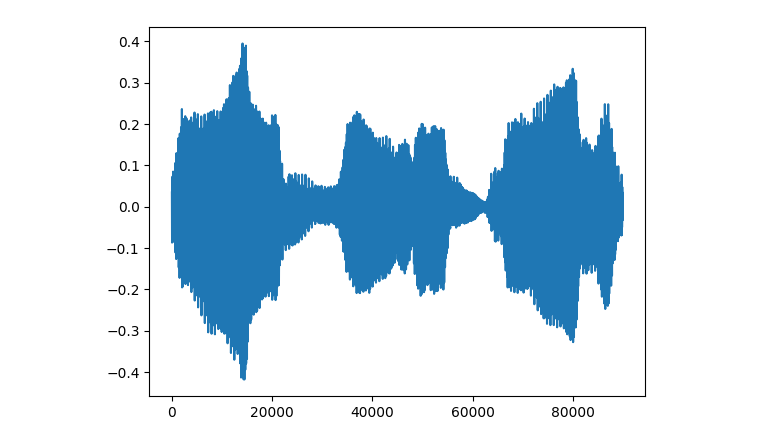
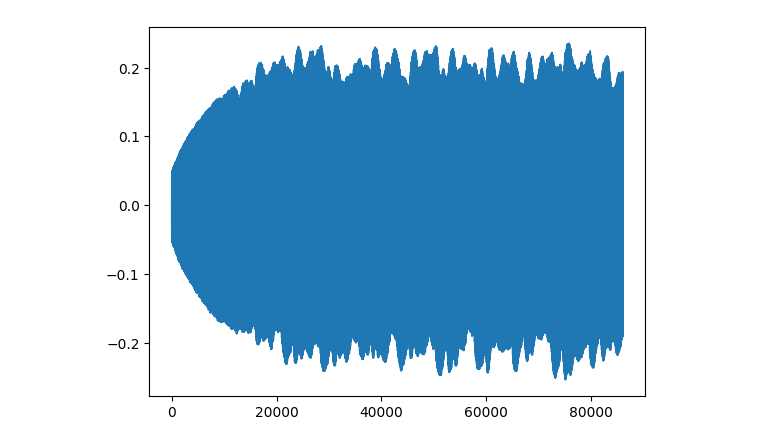
Before and after one commit to steelspikes/Synth, a Jupyter notebook: scripts/7_inverse_synth_second.ipynb, the cells around one changed output. Cells and saved outputs as stored; diff of their text form; code cells hidden in the pictures.

Commit message:
Se predijo violin

```diff
--- a/scripts/7_inverse_synth_second.ipynb
+++ b/scripts/7_inverse_synth_second.ipynb
@@ -134,14 +135,14 @@ def search_with_CMA(target_C, duration, x0):
 
         return es.best
 # %%
-audio_path = 'C:/Users/bryan/Documents/GitHub/Synth/presets/Recorder.mp3'
-audio = get_audio(audio_path)[:90000] # Quitar esto
+audio_path = 'C:/Users/bryan/Documents/GitHub/Synth/exports/Violin_target.wav'
+audio = get_audio(audio_path) # Quitar esto
 
 plt.plot(audio)
 plt.show()
 Audio(audio, rate=SAMPLE_RATE)
 # %% [output]
-[figure, old version]
+[figure, new version]
 [interactive output not drawn]
 # %%
 audio_segments = split_audio(audio, prominence=0.09)
```
Also changed, not shown: parts of 7 cells of this notebook.
